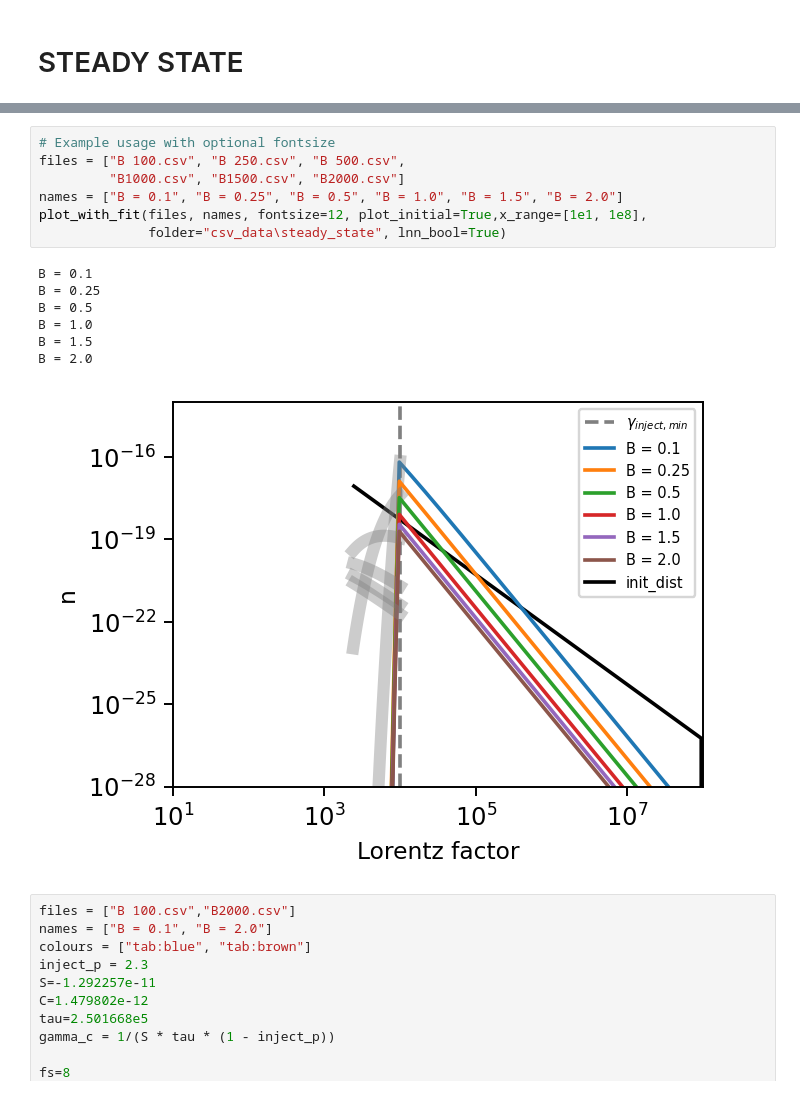
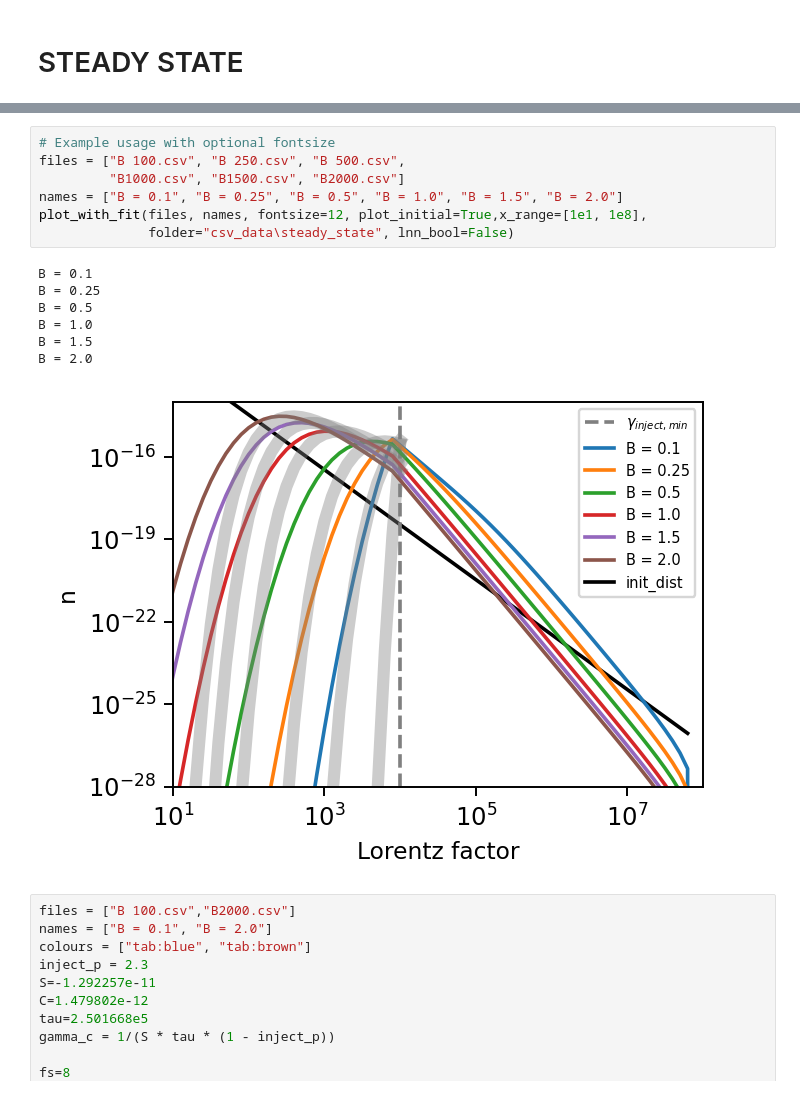
Before and after one commit to me623/Mphys_modelling, a Jupyter notebook: plotting.ipynb, the cells around one changed output, grey strips where cells are left out. Drawn from its saved outputs; the diff is of its cells as text.

```diff
--- a/plotting.ipynb
+++ b/plotting.ipynb
@@ -482,18 +592,18 @@ B = 2.0
 # %%
 # Example usage with optional fontsize
 files = ["B 100.csv", "B 250.csv", "B 500.csv",
          "B1000.csv", "B1500.csv", "B2000.csv"]
 names = ["B = 0.1", "B = 0.25", "B = 0.5", "B = 1.0", "B = 1.5", "B = 2.0"]
 plot_with_fit(files, names, fontsize=12, plot_initial=True,x_range=[1e1, 1e8],
-              folder="csv_data\steady_state", lnn_bool=True)
+              folder="csv_data\steady_state", lnn_bool=False)
 # %% [output]
 B = 0.1
 B = 0.25
 B = 0.5
 B = 1.0
 B = 1.5
 B = 2.0
-[figure, old version]
+[figure, new version]
 # %%
 files = ["B 100.csv","B2000.csv"]
 names = ["B = 0.1", "B = 2.0"]
```
Also changed, not shown: parts of 14 cells of this notebook, 5 other files.
